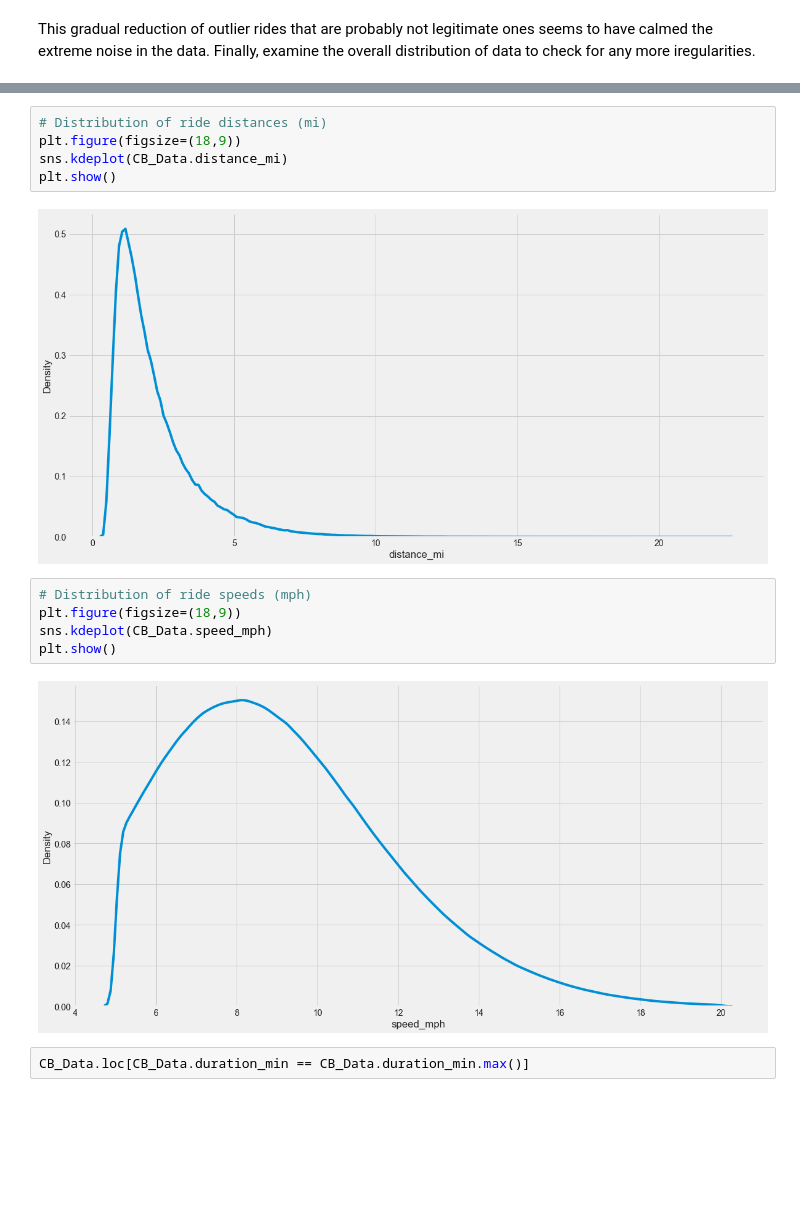
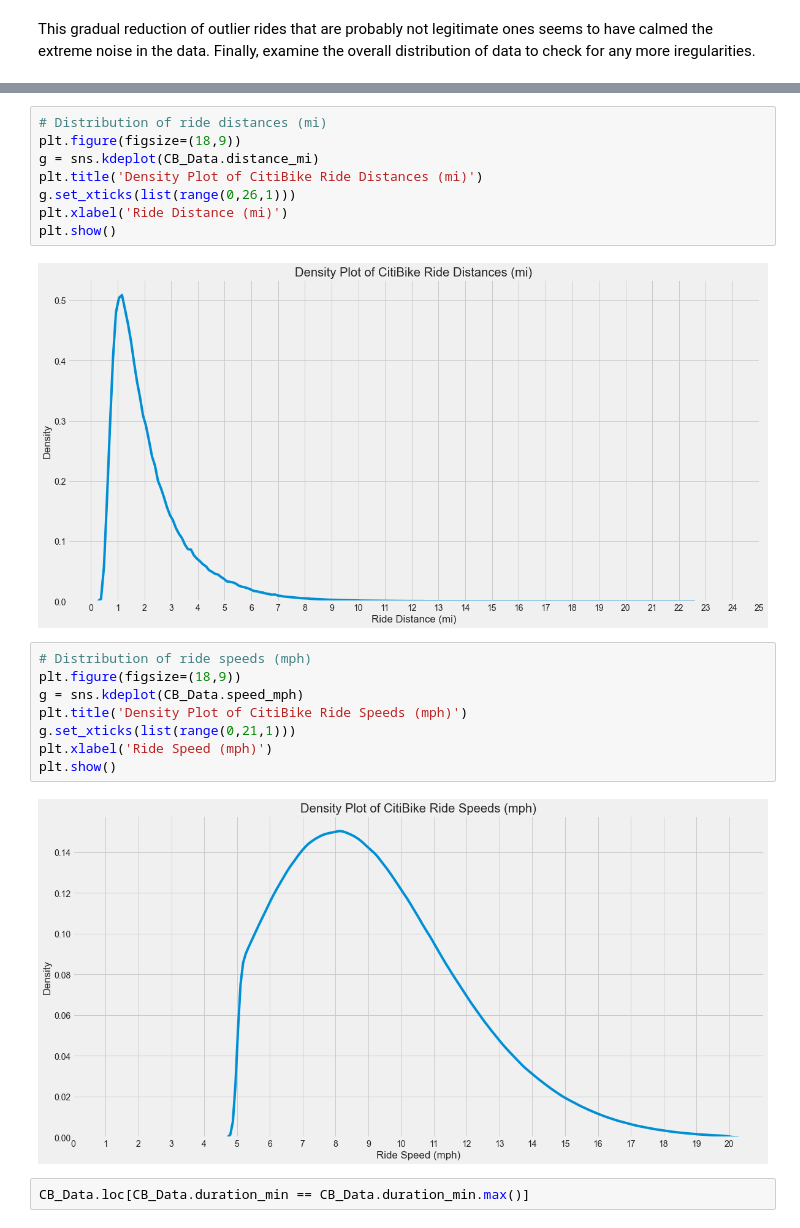
Before and after one commit to jchatterjee/nycdsa_capstone, a Jupyter notebook: ML_Q4_Data_Cleaning.ipynb, the cells around one changed output, grey strips where cells are left out. Saved outputs shown, nothing was run; the diff lists cells and outputs as text; blank space fills up the shorter version.

```diff
--- a/ML_Q4_Data_Cleaning.ipynb
+++ b/ML_Q4_Data_Cleaning.ipynb
@@ -398,17 +401,23 @@ plt.show()
 # %%
 # Distribution of ride distances (mi)
 plt.figure(figsize=(18,9))
-sns.kdeplot(CB_Data.distance_mi)
+g = sns.kdeplot(CB_Data.distance_mi)
+plt.title('Density Plot of CitiBike Ride Distances (mi)')
+g.set_xticks(list(range(0,26,1)))
+plt.xlabel('Ride Distance (mi)')
 plt.show()
 # %% [output]
-[figure, old version]
+[figure, new version]
 # %%
 # Distribution of ride speeds (mph)
 plt.figure(figsize=(18,9))
-sns.kdeplot(CB_Data.speed_mph)
+g = sns.kdeplot(CB_Data.speed_mph)
+plt.title('Density Plot of CitiBike Ride Speeds (mph)')
+g.set_xticks(list(range(0,21,1)))
+plt.xlabel('Ride Speed (mph)')
 plt.show()
 # %% [output]
-[figure, old version]
+[figure, new version]
 # %%
 CB_Data.loc[CB_Data.duration_min == CB_Data.duration_min.max()]
 # %% [output]
```
Also changed, not shown: parts of 1 cell of this notebook.
